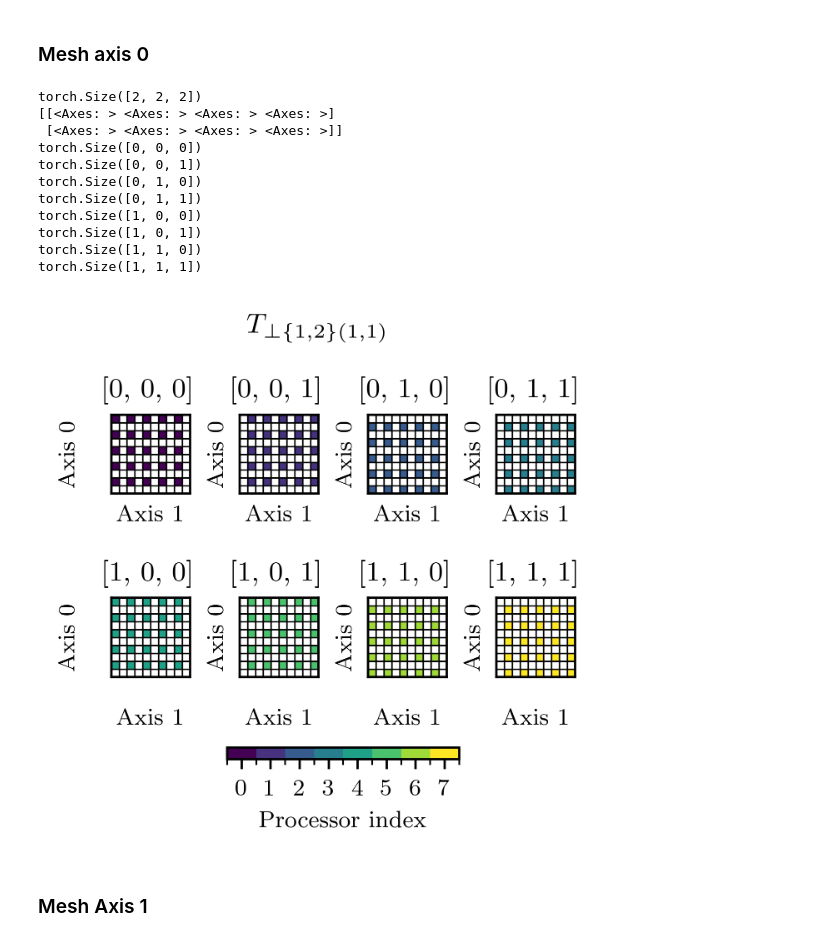
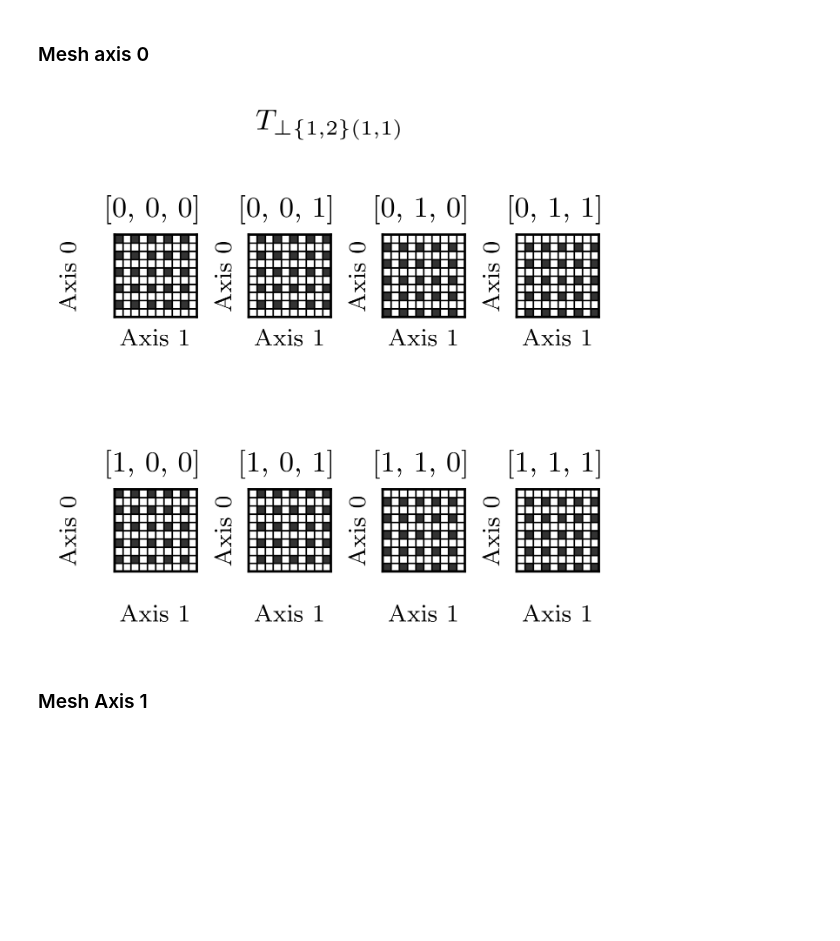
Before and after one commit to Helmholtz-AI-Energy/tensorcraft, a Jupyter notebook: notebooks/redistributions.ipynb, the cells around one changed output. Drawn from its saved outputs; the diff is of its cells as text; code cells hidden in the pictures; blank space fills up the shorter version.

Commit message:
feat: monochrome plots for paper

```diff
--- a/notebooks/redistributions.ipynb
+++ b/notebooks/redistributions.ipynb
@@ -121,24 +114,13 @@ D_[2,2,2]⊥{(0,1),2}(1,1)
 # %%
 new_dist, comm_vol, n_procs = dist.allgather(tensor_shape, gather_dim=0)
 
 figSize = tc.viz.latex2figSize(LATEX_WIDTH, fraction=0.5, ratio=1)
 fig = plt.figure(figsize=figSize,layout='constrained')
-tc.viz.draw_processor_grid(fig, tensor_shape, new_dist, cbar=True)
+tc.viz.draw_processor_grid(fig, tensor_shape, new_dist, monochrome=True)
 fig.suptitle(new_dist.latexStr())
 # plt.savefig("plots/allgather_example_gather_0.pdf")
 # %% [output]
-torch.Size([2, 2, 2])
-[[<Axes: > <Axes: > <Axes: > <Axes: >]
- [<Axes: > <Axes: > <Axes: > <Axes: >]]
-torch.Size([0, 0, 0])
-torch.Size([0, 0, 1])
-torch.Size([0, 1, 0])
-torch.Size([0, 1, 1])
-torch.Size([1, 0, 0])
-torch.Size([1, 0, 1])
-torch.Size([1, 1, 0])
-torch.Size([1, 1, 1])
-[figure, old version]
+[figure, new version]
 # %% [markdown]
 ### Mesh Axis 1
 # %%
```
Also changed, not shown: parts of 12 cells of this notebook, 2 other files.
